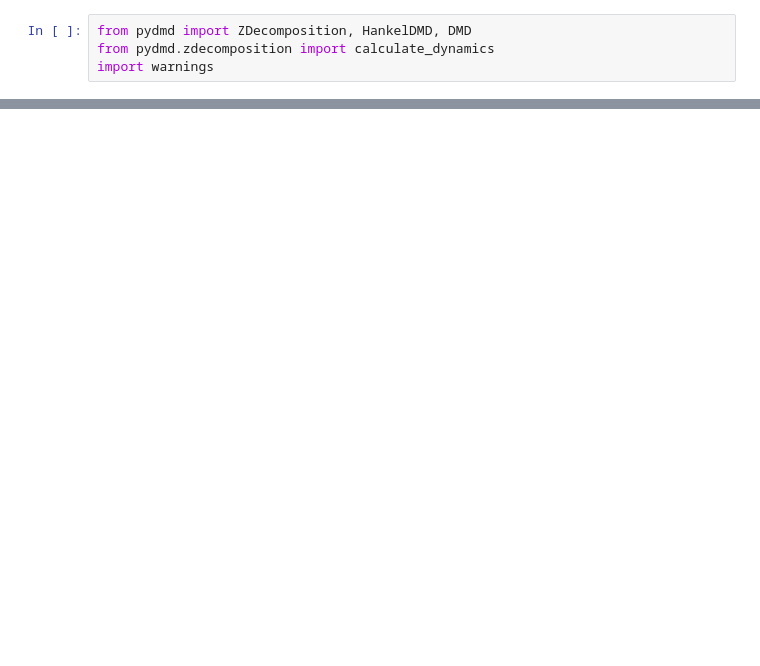
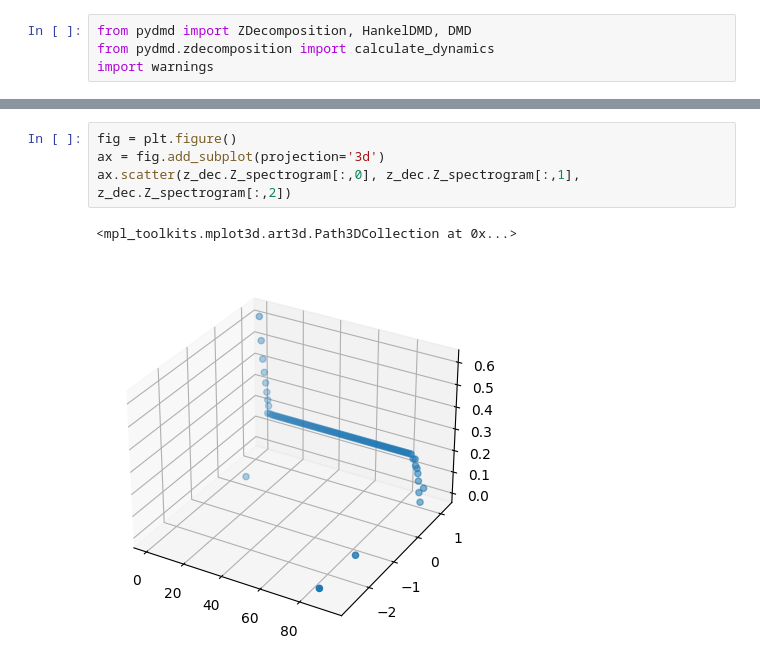
Before and after one commit to MSchmidt99/PyDMD, a Jupyter notebook: pydmd/Z Decomposition Showcase.ipynb, the cells around one changed output, grey strips where cells are left out. Cells and saved outputs as stored; diff of their text form; blank space fills up the shorter version.

```diff
--- a/pydmd/Z Decomposition Showcase.ipynb
+++ b/pydmd/Z Decomposition Showcase.ipynb
@@ -304,0 +72,7 @@ Z_1
+# %%
+fig = plt.figure()
+ax = fig.add_subplot(projection='3d')
+ax.scatter(z_dec.Z_spectrogram[:,0], z_dec.Z_spectrogram[:,1], z_dec.Z_spectrogram[:,2])
+# %% [output]
+<mpl_toolkits.mplot3d.art3d.Path3DCollection at 0x...>
+[figure, added]
```
Also changed, not shown: parts of 39 cells of this notebook, 1 other file.
